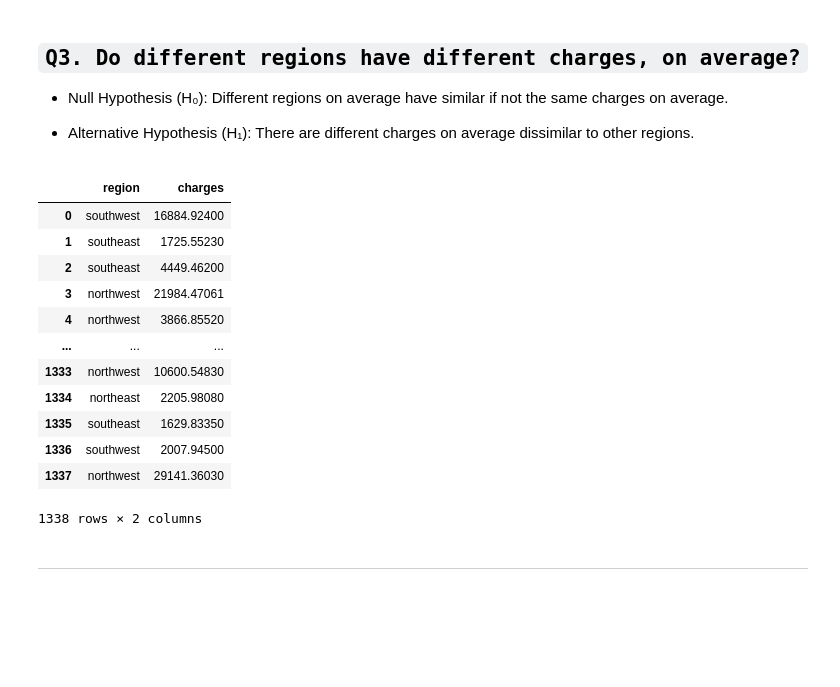
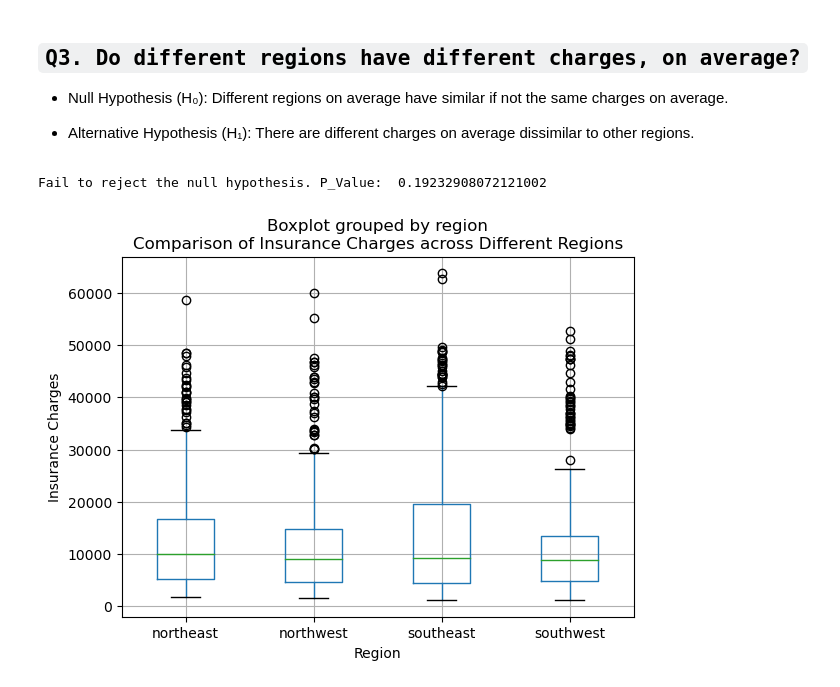
Before and after one commit to LuccasBracci/Hypothesis-Testing, a Jupyter notebook: HTwID.ipynb, the cells around one changed output. Drawn from its saved outputs; the diff is of its cells as text; code cells hidden in the pictures; blank space fills up the shorter version.

```diff
--- a/HTwID.ipynb
+++ b/HTwID.ipynb
@@ -147,24 +133,3 @@ plt.show()
 * Null Hypothesis (H₀): Different regions on average have similar if not the same charges on average.
 
 * Alternative Hypothesis (H₁): There are different charges on average dissimilar to other regions.
-# %%
-q3_samples = df[['region', 'charges']]
-q3_samples
-# %% [output]
-|  | region | charges |
-| 0 | southwest | 16884.92400 |
-| 1 | southeast | 1725.55230 |
-| 2 | southeast | 4449.46200 |
-| 3 | northwest | 21984.47061 |
-| 4 | northwest | 3866.85520 |
-| ... | ... | ... |
-| 1333 | northwest | 10600.54830 |
-| 1334 | northeast | 2205.98080 |
-| 1335 | southeast | 1629.83350 |
-| 1336 | southwest | 2007.94500 |
-| 1337 | northwest | 29141.36030 |
-1338 rows × 2 columns
-# %% [markdown]
-
-
-***
@@ -170,0 +151,17 @@ q3_samples
+# %%
+if p_value < alpha:
+    result = "Reject the null hypothesis. " + alternative_hypothesis
+else:
+    result = "Fail to reject the null hypothesis."
+
+print(result,'P_Value: ',p_value)
+# %% [output]
+Fail to reject the null hypothesis. P_Value:  0.19232908072121002
+# %%
+df.boxplot(column='charges', by='region')
+plt.xlabel('Region')
+plt.ylabel('Insurance Charges')
+plt.title('Comparison of Insurance Charges across Different Regions')
+plt.show()
+# %% [output]
+[figure, added]
```
Also changed, not shown: parts of 24 cells of this notebook.
